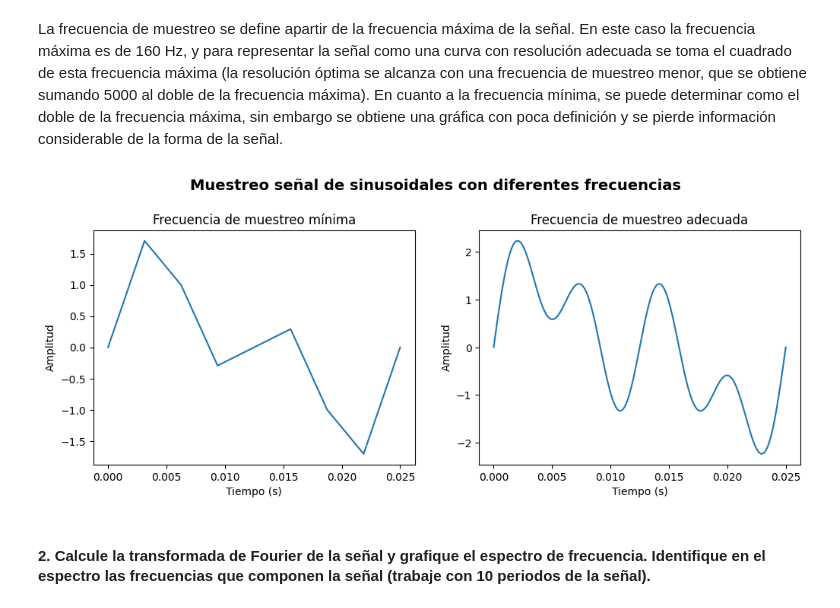
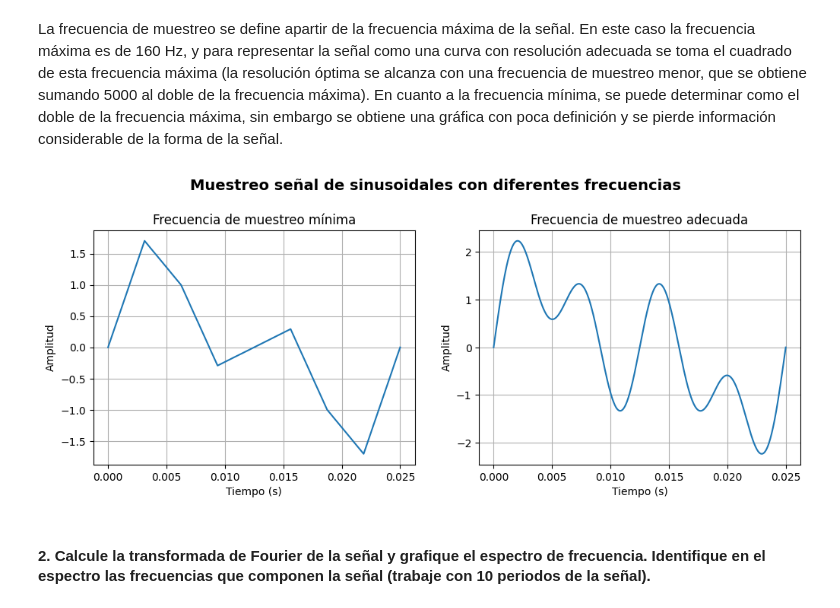
Before and after one commit to marianayarce1224/lab_biosenales, a Jupyter notebook: PRACTICA5/P5_Python_G3.ipynb, the cells around one changed output. Saved outputs shown, nothing was run; the diff lists cells and outputs as text; code cells hidden in the pictures.

```diff
--- a/PRACTICA5/P5_Python_G3.ipynb
+++ b/PRACTICA5/P5_Python_G3.ipynb
@@ -97,34 +97,36 @@ import matplotlib.pyplot as plt
 f = [40, 80, 160]
 T_senal = 1/f[0] #El periodo de la señal x se define con la frecuencia menor
 
 #Frecuencia de muestreo mínima
 fs_min = max(f)*2
 t1 = np.arange(0, T_senal + 1/fs_min, 1/fs_min)
 
 sin_40 = np.sin(2*np.pi*f[0]*t1)
 sin_80 = np.sin(2*np.pi*f[1]*t1)
 sin_160 = np.sin(2*np.pi*f[2]*t1)
 x_fs_min = sin_40 + sin_80 + sin_160
 
 #Frecuencia de muestreo adecuada
 fs_adecuada = max(f)**2
 t2 = np.arange(0, T_senal + 1/fs_adecuada, 1/fs_adecuada)
 
 sin_40 = np.sin(2*np.pi*f[0]*t2)
 sin_80 = np.sin(2*np.pi*f[1]*t2)
 sin_160 = np.sin(2*np.pi*f[2]*t2)
 x_fs_adecuada = sin_40 + sin_80 + sin_160
 
 fig, axs = plt.subplots(1, 2, figsize=(12, 4))
 fig.suptitle('Muestreo señal de sinusoidales con diferentes frecuencias', x=0.5, y=1.05, fontsize=14, fontweight='bold')
 axs[0].plot(t1, x_fs_min)
 axs[0].set(title='Frecuencia de muestreo mínima', xlabel='Tiempo (s)', ylabel='Amplitud')
+axs[0].grid()
 
 axs[1].plot(t2, x_fs_adecuada)
 axs[1].set(title='Frecuencia de muestreo adecuada', xlabel='Tiempo (s)', ylabel='Amplitud')
+axs[1].grid()
 plt.show()
 # %% [output]
-[figure, old version]
+[figure, new version]
 # %% [markdown]
 <h4><b>2.</b> Calcule la transformada de Fourier de la señal y grafique el espectro de frecuencia. Identifique en el espectro las frecuencias que componen la señal (trabaje con 10 periodos de la señal).</h4>
 # %% [markdown]
```
Also changed, not shown: parts of 16 cells of this notebook.
